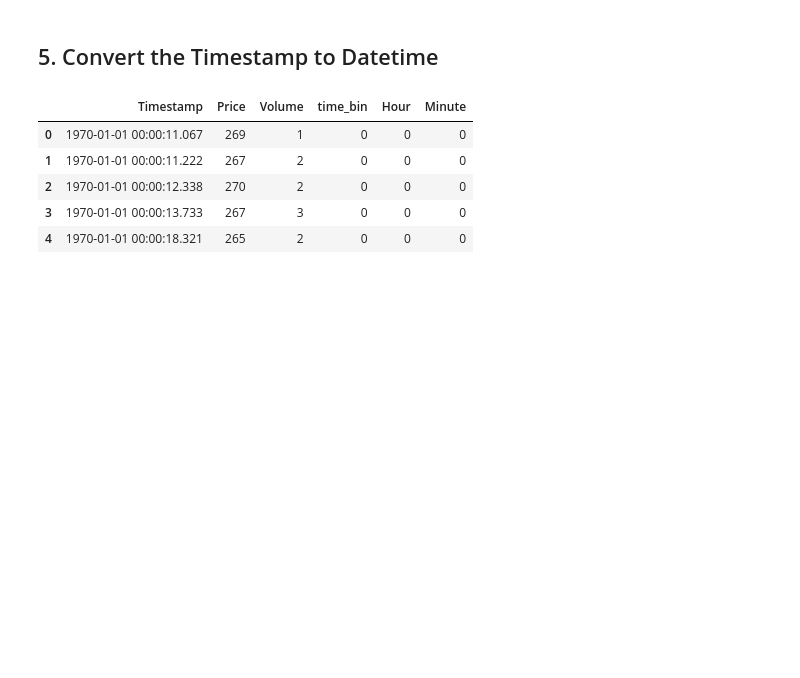
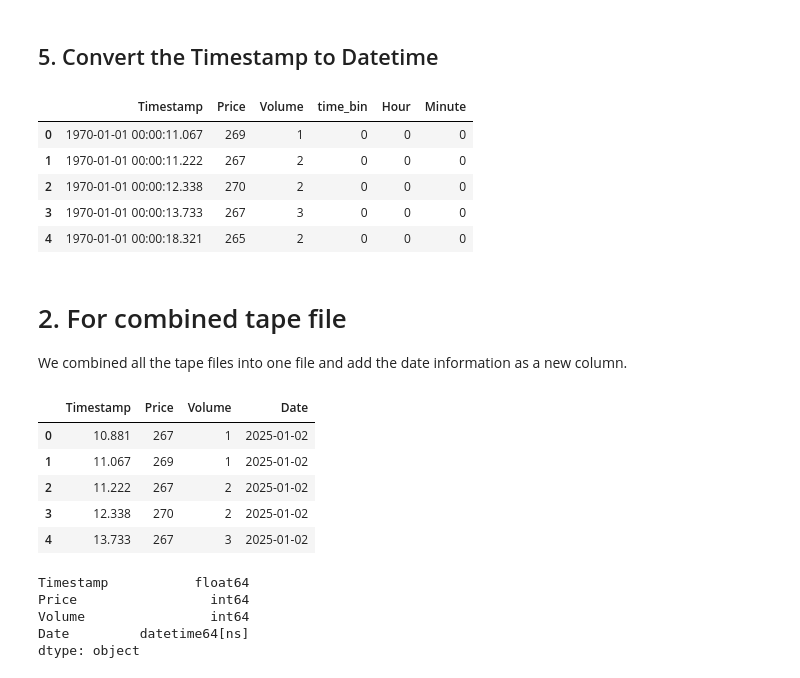
Before and after one commit to UoB-DSMP-2023-24/dsmp-2024-group23, a Jupyter notebook: Ryan/Data Cleaning-Feature Engineering/Data wrangling for TAPE.ipynb, the cells around one changed output. Drawn from its saved outputs; the diff is of its cells as text; code cells hidden in the pictures; blank space fills up the shorter version.

```diff
--- a/Ryan/Data wrangling for TAPE.ipynb
+++ b/Ryan/Data Cleaning-Feature Engineering/Data wrangling for TAPE.ipynb
@@ -155,3 +155,27 @@ tape1.head()
 | 2 | 1970-01-01 00:00:12.338 | 270 | 2 | 0 | 0 | 0 |
 | 3 | 1970-01-01 00:00:13.733 | 267 | 3 | 0 | 0 | 0 |
 | 4 | 1970-01-01 00:00:18.321 | 265 | 2 | 0 | 0 | 0 |
+# %% [markdown]
+# 2. For combined tape file
+We combined all the tape files into one file and add the date information as a new column.
+# %%
+# load the combined tape file
+tape_all= pd.read_csv('./datasets/Tapes_all.csv')
+tape_all.head()
+# %% [output]
+|  | Timestamp | Price | Volume | Date |
+| 0 | 10.881 | 267 | 1 | 2025-01-02 |
+| 1 | 11.067 | 269 | 1 | 2025-01-02 |
+| 2 | 11.222 | 267 | 2 | 2025-01-02 |
+| 3 | 12.338 | 270 | 2 | 2025-01-02 |
+| 4 | 13.733 | 267 | 3 | 2025-01-02 |
+# %%
+# convert the Date column to datetime
+tape_all['Date'] = pd.to_datetime(tape_all['Date'])
+print(tape_all.dtypes)
+# %% [output]
+Timestamp           float64
+Price                 int64
+Volume                int64
+Date         datetime64[ns]
+dtype: object
```
Also changed, not shown: 1 other file.
